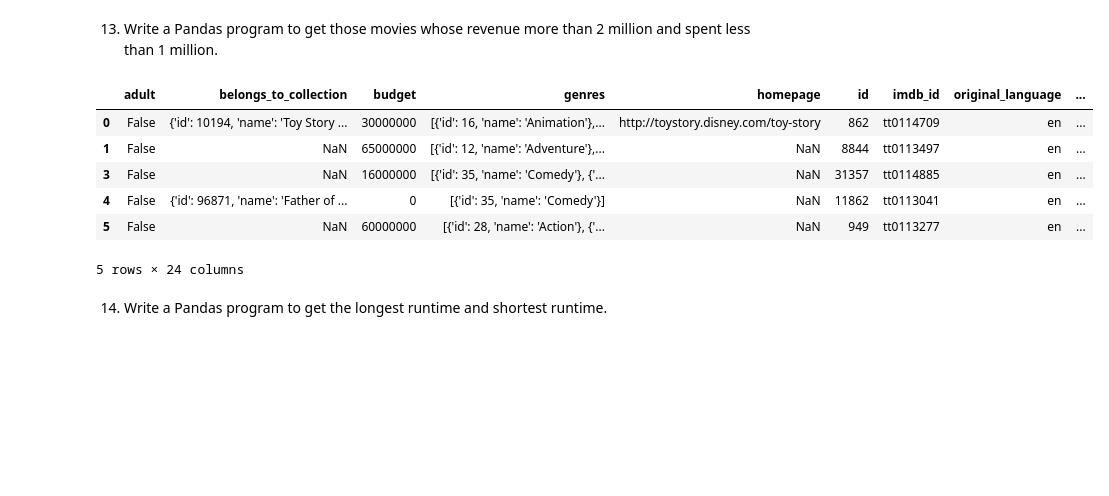
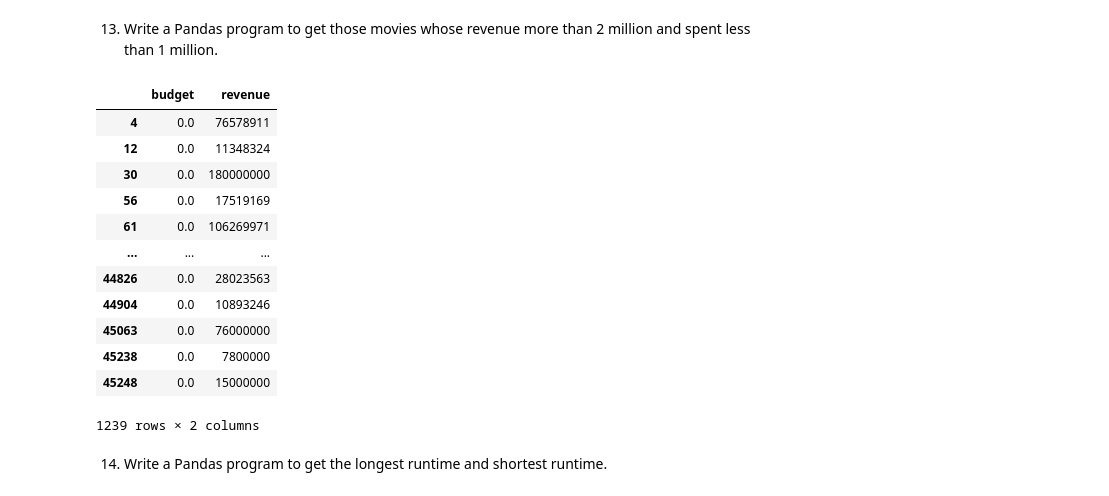
Before and after one commit to OsmanAliDurna/ExercisesFromInternet, a Jupyter notebook: fromJupiter/numpyAndPandasExercises.ipynb, the cells around one changed output. Cells and saved outputs as stored; diff of their text form; code cells hidden in the pictures; blank space fills up the shorter version.

```diff
--- a/fromJupiter/numpyAndPandasExercises.ipynb
+++ b/fromJupiter/numpyAndPandasExercises.ipynb
@@ -235,19 +251,26 @@ sortedDesc.head()
 # %%
 import numpy as np
 import pandas as pd
 
 df = pd.read_csv('movies_metadata.csv')
 df['revenue'] = df['revenue'].fillna(0).astype(int)
-spentLess = df[(df['revenue'] >= 2000000)] #& (df['budget'] <= 1000000)]
-spentLess.head()
+df['budget'] = pd.to_numeric(df['budget'],errors="coerce")
+spentLess = df[(df['revenue'] >= 2000000)& (df['budget'] <= 1000000)]
+spentLess[["budget","revenue"]]
 # %% [output]
-|  | adult | belongs_to_collection | budget | genres | homepage | id | imdb_id | original_language | ... |
-| 0 | False | {'id': 10194, 'name': 'Toy Story ... | 30000000 | [{'id': 16, 'name': 'Animation'},... | http://toystory.disney.com/toy-story | 862 | tt0114709 | en | ... |
-| 1 | False | NaN | 65000000 | [{'id': 12, 'name': 'Adventure'},... | NaN | 8844 | tt0113497 | en | ... |
-| 3 | False | NaN | 16000000 | [{'id': 35, 'name': 'Comedy'}, {'... | NaN | 31357 | tt0114885 | en | ... |
-| 4 | False | {'id': 96871, 'name': 'Father of ... | 0 | [{'id': 35, 'name': 'Comedy'}] | NaN | 11862 | tt0113041 | en | ... |
-| 5 | False | NaN | 60000000 | [{'id': 28, 'name': 'Action'}, {'... | NaN | 949 | tt0113277 | en | ... |
+|  | budget | revenue |
+| 4 | 0.0 | 76578911 |
+| 12 | 0.0 | 11348324 |
+| 30 | 0.0 | 180000000 |
+| 56 | 0.0 | 17519169 |
+| 61 | 0.0 | 106269971 |
+| ... | ... | ... |
+| 44826 | 0.0 | 28023563 |
+| 44904 | 0.0 | 10893246 |
+| 45063 | 0.0 | 76000000 |
+| 45238 | 0.0 | 7800000 |
+| 45248 | 0.0 | 15000000 |
-5 rows × 24 columns
+1239 rows × 2 columns
 # %% [markdown]
 14. Write a Pandas program to get the longest runtime and shortest runtime.
 # %%
```
Also changed, not shown: parts of 5 cells of this notebook.
